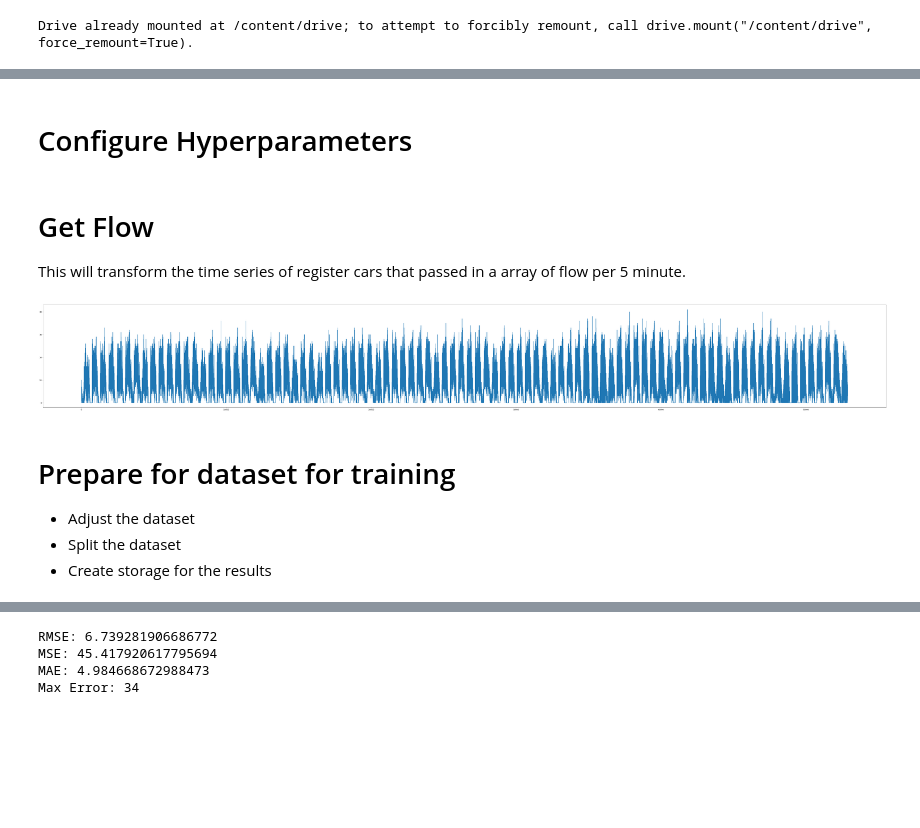
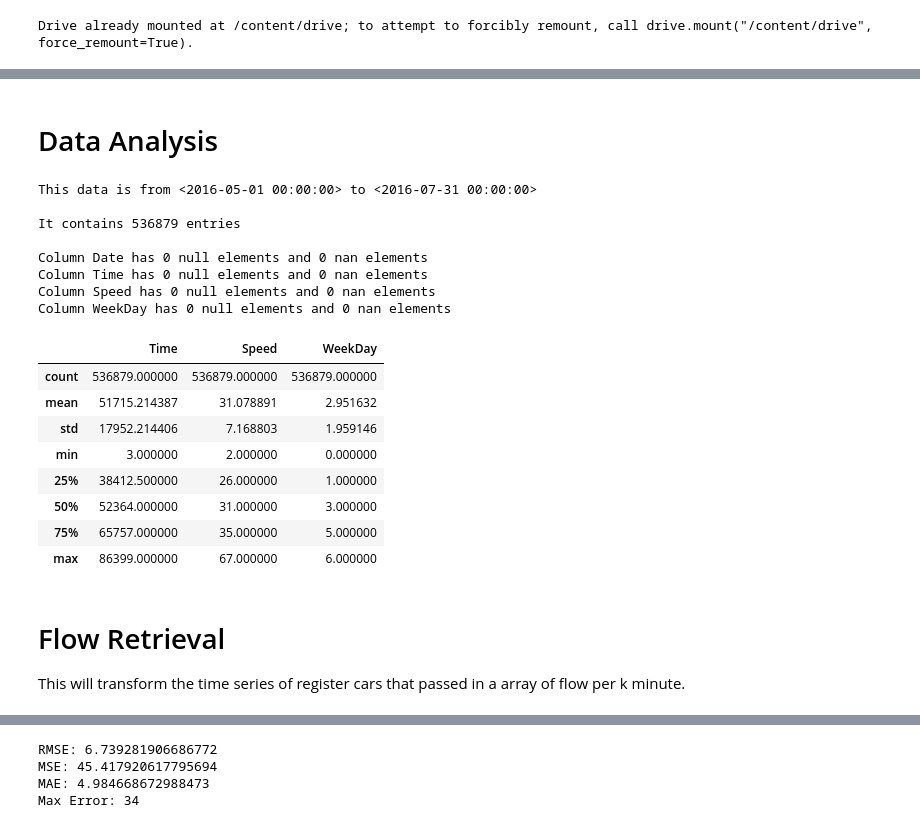
Before and after one commit to claudiosegala/traffic-flow-prediction, a Jupyter notebook: code/tcc.ipynb, the cells around one changed output, grey strips where cells are left out. Saved outputs shown, nothing was run; the diff lists cells and outputs as text; code cells hidden in the pictures; blank space fills up the shorter version.

```diff
--- a/code/tcc.ipynb
+++ b/code/tcc.ipynb
@@ -137,2 +183,0 @@ It contains 536879 entries
-# %% [markdown]
-# Configure Hyperparameters
@@ -163,7 +184,38 @@ WEEK_SIZE = 7 * DAY_SIZE
+# %% [markdown]
+# Data Analysis
+# %%
+print(f"This data is from <{data['Date'].min()}> to <{data['Date'].max()}>\n")
+
+print(f"It contains {len(data['Date'])} entries\n")
+
+for col, cont in data.iteritems():
+    print(f"Column {col} has {cont.isnull().sum()} null elements and {cont.isna().sum()} nan elements")
+
+print()
+
+data.describe()
+# %% [output]
+This data is from <2016-05-01 00:00:00> to <2016-07-31 00:00:00>
+
+It contains 536879 entries
+
+Column Date has 0 null elements and 0 nan elements
+Column Time has 0 null elements and 0 nan elements
+Column Speed has 0 null elements and 0 nan elements
+Column WeekDay has 0 null elements and 0 nan elements
+|  | Time | Speed | WeekDay |
+| count | 536879.000000 | 536879.000000 | 536879.000000 |
+| mean | 51715.214387 | 31.078891 | 2.951632 |
+| std | 17952.214406 | 7.168803 | 1.959146 |
+| min | 3.000000 | 2.000000 | 0.000000 |
+| 25% | 38412.500000 | 26.000000 | 1.000000 |
+| 50% | 52364.000000 | 31.000000 | 3.000000 |
+| 75% | 65757.000000 | 35.000000 | 5.000000 |
+| max | 86399.000000 | 67.000000 | 6.000000 |
 # %% [markdown]
-# Get Flow
+# Flow Retrieval
 
-This will transform the time series of register cars that passed in a array of flow per 5 minute.
+This will transform the time series of register cars that passed in a array of flow per k minute.
 # %%
 def get_weekday(n):
   return tuple([1 if n == i else 0 for i in range(7)])
@@ -211,13 +263,3 @@ def get_flow (data):
 
 
 raw_seq = get_flow(data)
-
-plot_flow(raw_seq)
-# %% [output]
-[figure, removed]
-# %% [markdown]
-# Prepare for dataset for training
-
-+ Adjust the dataset
-+ Split the dataset
-+ Create storage for the results
```
Also changed, not shown: parts of 36 cells of this notebook.
